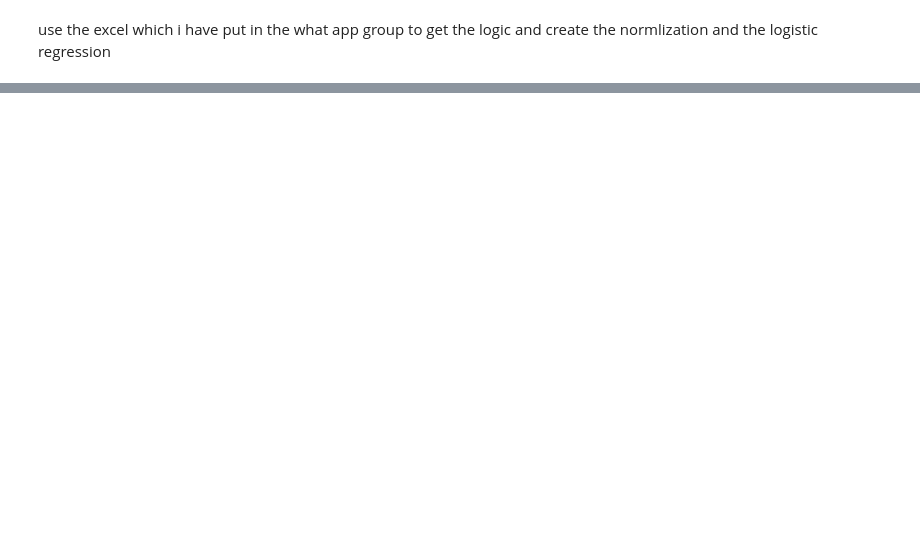
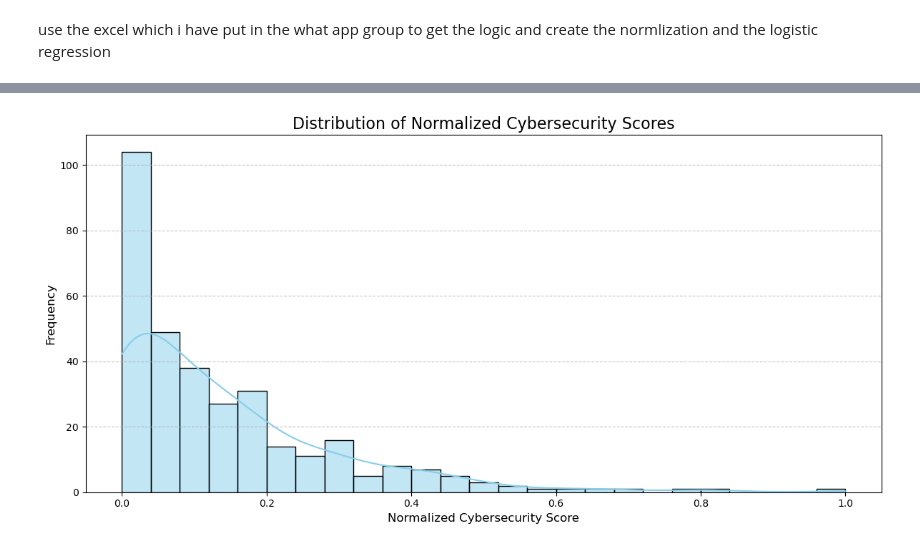
Before and after one commit to BorislavaTs/FS-Finance-Management, a Jupyter notebook: Guided_Studies1_Cleared_Outputs.ipynb, the cells around one changed output, grey strips where cells are left out. Cells and saved outputs as stored; diff of their text form; code cells hidden in the pictures; blank space fills up the shorter version.

```diff
--- a/Guided_Studies1_Cleared_Outputs.ipynb
+++ b/Guided_Studies1_Cleared_Outputs.ipynb
@@ -531,0 +494,99 @@ NameError: name 'dro' is not defined
+# %%
+############## WITH SIGMA +/- MUE ####################
+
+import pandas as pd
+import numpy as np
+from scipy.stats import zscore
+import matplotlib.pyplot as plt
+import seaborn as sns
+from pathlib import Path
+
+# Assuming 'results_df' and 'keywords' are already defined and loaded in the environment
+
+# Ensure all keyword columns are in the DataFrame, filled with 0s for missing values
+for keyword in keywords:
+    if keyword not in results_df.columns:
+        results_df[keyword] = 0
+
+
+# Calculate total keyword frequencies and drop columns with zero frequency
+keyword_frequencies = results_df[keywords].sum()
+dropped_keywords = keyword_frequencies[keyword_frequencies == 0].index.tolist()
+results_df.drop(columns=dropped_keywords, inplace=True)
+
+# Calculate mean and standard deviation of keyword frequencies
+mean_frequency = keyword_frequencies.mean()
+std_dev_frequency = keyword_frequencies.std()
+
+# Calculate the lower and upper bounds within one standard deviation
+lower_bound = mean_frequency - std_dev_frequency
+upper_bound = mean_frequency + std_dev_frequency
+
+# Filter out keywords outside the ±σ range
+keywords_within_sigma = [keyword for keyword, frequency in keyword_frequencies.items() if lower_bound <= frequency <= upper_bound]
+
+# Drop columns (keywords) that are outside the ±σ range from the DataFrame
+for keyword in keywords:
+    if keyword not in keywords_within_sigma:
+        if keyword in results_df.columns:
+            results_df.drop(columns=[keyword], inplace=True)
+            dropped_keywords.append(keyword)
+
+# Update the keywords list to only include those still in the DataFrame
+keywords_remaining = [keyword for keyword in keywords_within_sigma if keyword in results_df.columns]
+
+# Calculate weights for each remaining keyword
+keyword_weights = results_df[keywords_remaining].sum() / results_df[keywords_remaining].sum().sum()
+
+# Calculate weighted counts for each document using remaining keywords
+weighted_columns_data = {f'{keyword}_Weighted': results_df[keyword] * keyword_weights[keyword] for keyword in keywords_remaining}
+weighted_columns_df = pd.DataFrame(weighted_columns_data)
+results_df = pd.concat([results_df, weighted_columns_df], axis=1)
+
+# Calculate the total weighted count and add it to `results_df`
+results_df['Total_Weighted_Count'] = weighted_columns_df.sum(axis=1)
+
+# Normalize the total weighted counts to get the cybersecurity score between 0 and 1
+results_df['Normalized_Cybersecurity_Score'] = (results_df['Total_Weighted_Count'] - results_df['Total_Weighted_Count'].min()) / (results_df['Total_Weighted_Count'].max() - results_df['Total_Weighted_Count'].min())
+
+# Calculate Z-Scores for the normalized cybersecurity scores
+results_df['Normalized_Cybersecurity_Score_Z'] = zscore(results_df['Normalized_Cybersecurity_Score'])
+
+# Apply the logistic function directly to raw keyword frequencies
+mean_keyword_frequency = results_df[keywords_remaining].mean().mean()
+logistic_columns_data = {f'{keyword}_Logistic': 1 / (1 + np.exp(-(results_df[keyword] - mean_keyword_frequency))) for keyword in keywords_remaining}
+logistic_columns_df = pd.DataFrame(logistic_columns_data)
+results_df = pd.concat([results_df, logistic_columns_df], axis=1)
+
+# Visualization of Normalized Cybersecurity Scores
+plt.figure(figsize=(12, 6))
+sns.histplot(results_df['Normalized_Cybersecurity_Score'], bins=25, kde=True, color='skyblue')
+plt.title('Distribution of Normalized Cybersecurity Scores', fontsize=16)
+plt.xlabel('Normalized Cybersecurity Score', fontsize=12)
+plt.ylabel('Frequency', fontsize=12)
+plt.grid(axis='y', linestyle='--', alpha=0.7)
+plt.tight_layout()
+plt.show()
+
+# Save the enhanced DataFrame with normalized cybersecurity scores and logistic transformations to a CSV file
+output_dir = Path.cwd() / 'Analysis_Results'
+output_dir.mkdir(parents=True, exist_ok=True)
+enhanced_with_normalized_scores_path = output_dir / "V2_Enhanced_Keywords_with_Normalized_and_Logistic_Scores.csv"
+results_df.to_csv(enhanced_with_normalized_scores_path, index=False)
+print(f"Enhanced analysis results saved to {enhanced_with_normalized_scores_path}.")
+
+# Flatten all logistic values into a single list for visualization
+logistic_values = logistic_columns_df.values.flatten()
+
+# Plotting the distribution of logistic transformation values
+plt.figure(figsize=(12, 6))
+sns.histplot(logistic_values, bins=30, kde=True, color='royalblue')
+plt.title('Distribution of Logistic Transformation Values for Kept Keywords', fontsize=16)
+plt.xlabel('Logistic Transformation Value', fontsize=12)
+plt.ylabel('Frequency', fontsize=12)
+plt.xlim(0, 1)  # Logistic transformation values should be in the range [0, 1]
+sns.despine()
+plt.grid(axis='y', linestyle='--', alpha=0.7)
+plt
+# %% [output]
+[figure, added]
```
Also changed, not shown: parts of 5 cells of this notebook, 4 other files.
